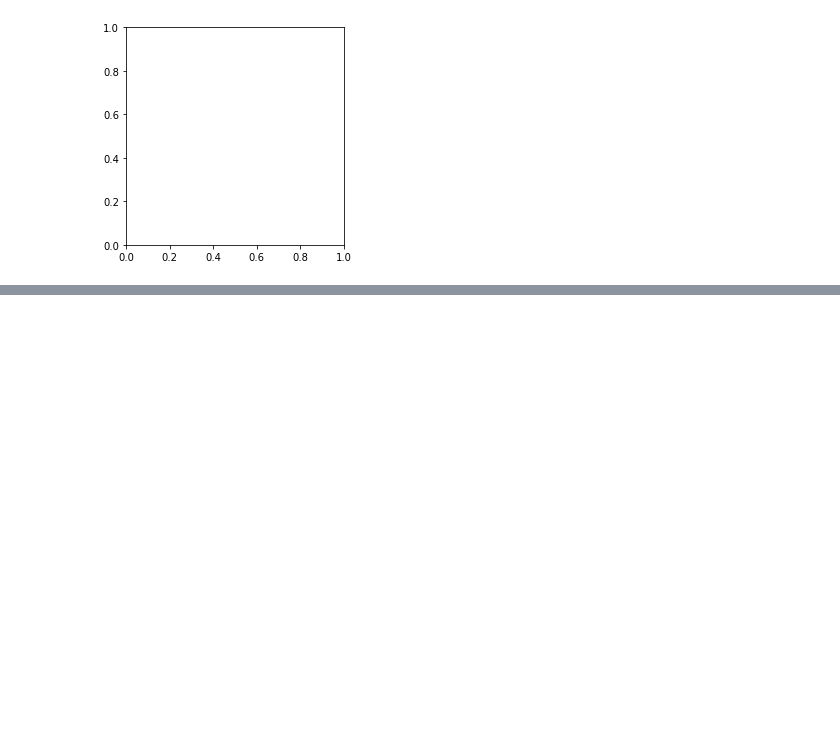
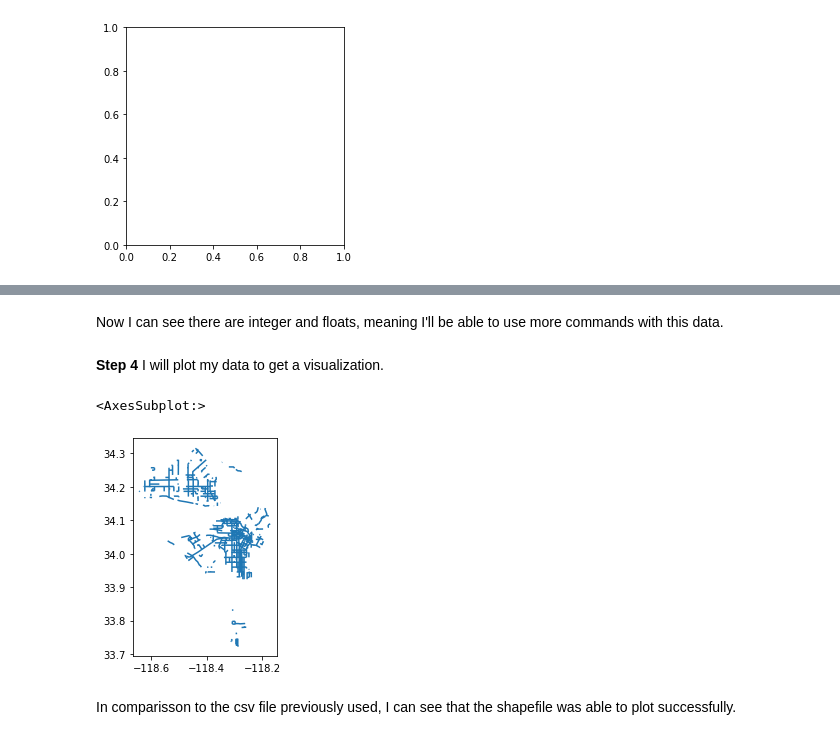
Before and after one commit to paotirado/up206-paola, a Jupyter notebook: Week 1/Week 1 assignement.ipynb, the cells around one changed output, grey strips where cells are left out. Drawn from its saved outputs; the diff is of its cells as text; code cells hidden in the pictures; blank space fills up the shorter version.

```diff
--- a/Week 1/Week 1 assignement.ipynb
+++ b/Week 1/Week 1 assignement.ipynb
@@ -70,0 +75,2 @@ highinjurynetwork.plot()
+# %%
+highinjurynetwork_ = gdp.read_file('Data/High_Injury_Network-shp.zip')
@@ -70,0 +122,11 @@ highinjurynetwork.plot()
+# %% [markdown]
+Now I can see there are integer and floats, meaning I'll be able to use more commands with this data.
+# %% [markdown]
+**Step 4** I will plot my data to get a visualization.
+# %%
+highinjurynetwork_.plot()
+# %% [output]
+<AxesSubplot:>
+[figure, added]
+# %% [markdown]
+In comparisson to the csv file previously used, I can see that the shapefile was able to plot successfully.
```
Also changed, not shown: parts of 8 cells of this notebook.
